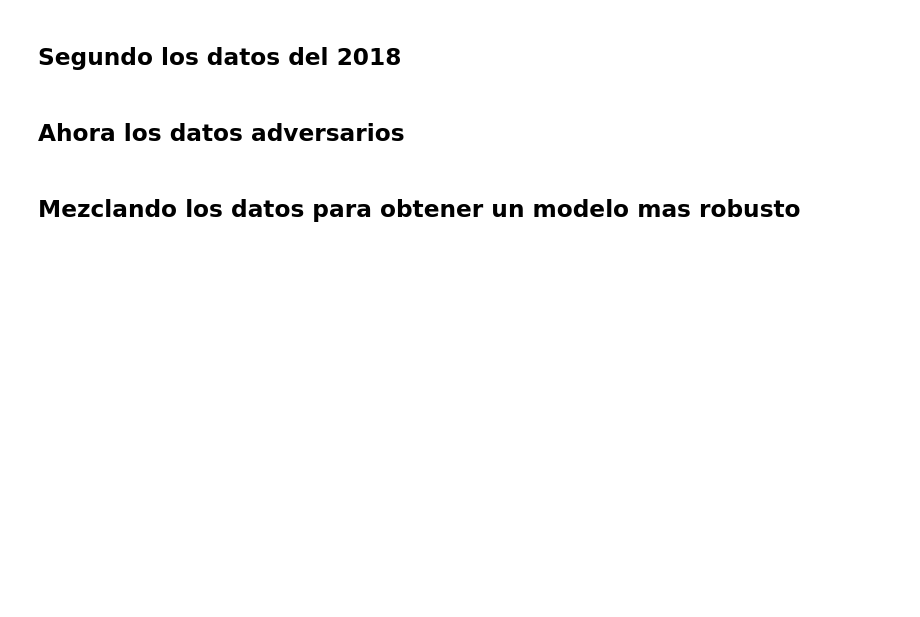
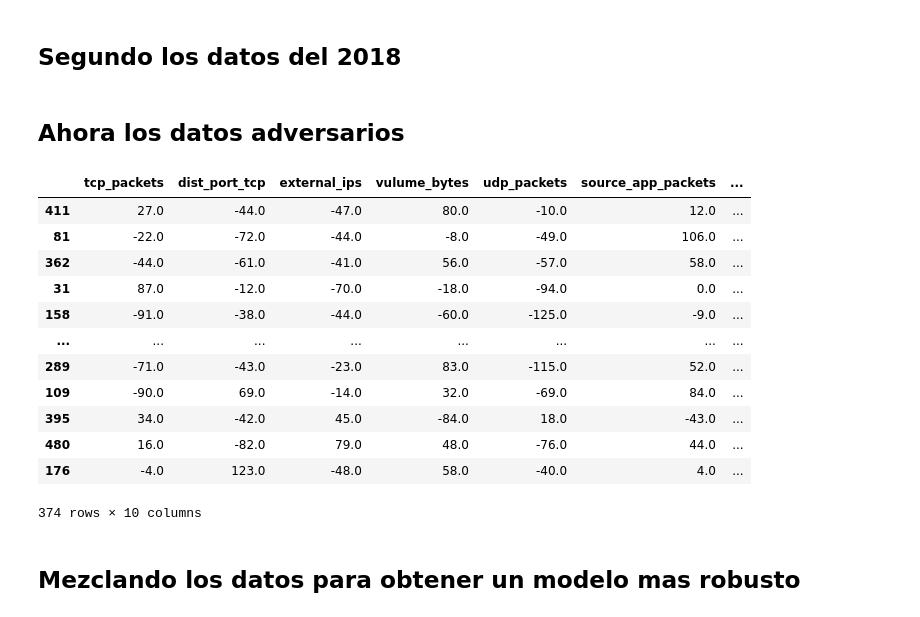
Before and after one commit to DHuertasTR/SecureLearningDRL, a Jupyter notebook: code 2021/Adversarial_training.ipynb, the cells around one changed output. Drawn from its saved outputs; the diff is of its cells as text; code cells hidden in the pictures; blank space fills up the shorter version.

```diff
--- a/code 2021/Adversarial_training.ipynb
+++ b/code 2021/Adversarial_training.ipynb
@@ -93,6 +94,21 @@ oldAdv_X_train, oldAdv_X_test, oldAdv_Y_train, oldAdv_Y_test = train_test_split(
 ## Ahora los datos adversarios
 # %%
 adv_X_train, adv_X_test, adv_Y_train, adv_Y_test = train_test_split(advData.iloc[:,0:10], advData['type'], test_size=0.25, random_state=50)
+adv_X_train
+# %% [output]
+|  | tcp_packets | dist_port_tcp | external_ips | vulume_bytes | udp_packets | source_app_packets | ... |
+| 411 | 27.0 | -44.0 | -47.0 | 80.0 | -10.0 | 12.0 | ... |
+| 81 | -22.0 | -72.0 | -44.0 | -8.0 | -49.0 | 106.0 | ... |
+| 362 | -44.0 | -61.0 | -41.0 | 56.0 | -57.0 | 58.0 | ... |
+| 31 | 87.0 | -12.0 | -70.0 | -18.0 | -94.0 | 0.0 | ... |
+| 158 | -91.0 | -38.0 | -44.0 | -60.0 | -125.0 | -9.0 | ... |
+| ... | ... | ... | ... | ... | ... | ... | ... |
+| 289 | -71.0 | -43.0 | -23.0 | 83.0 | -115.0 | 52.0 | ... |
+| 109 | -90.0 | 69.0 | -14.0 | 32.0 | -69.0 | 84.0 | ... |
+| 395 | 34.0 | -42.0 | 45.0 | -84.0 | 18.0 | -43.0 | ... |
+| 480 | 16.0 | -82.0 | 79.0 | 48.0 | -76.0 | 44.0 | ... |
+| 176 | -4.0 | 123.0 | -48.0 | 58.0 | -40.0 | 4.0 | ... |
+374 rows × 10 columns
 # %% [markdown]
 ## Mezclando los datos para obtener un modelo mas robusto
 # %%
```
Also changed, not shown: parts of 11 cells of this notebook.
